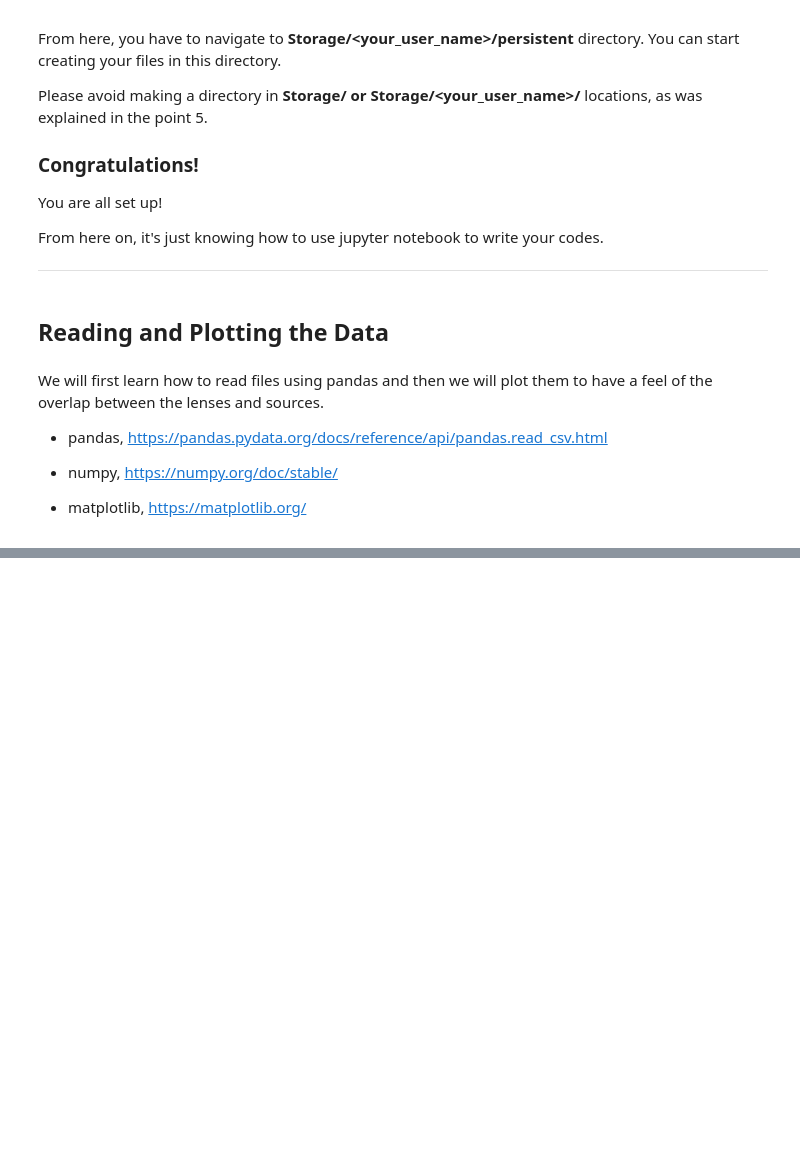
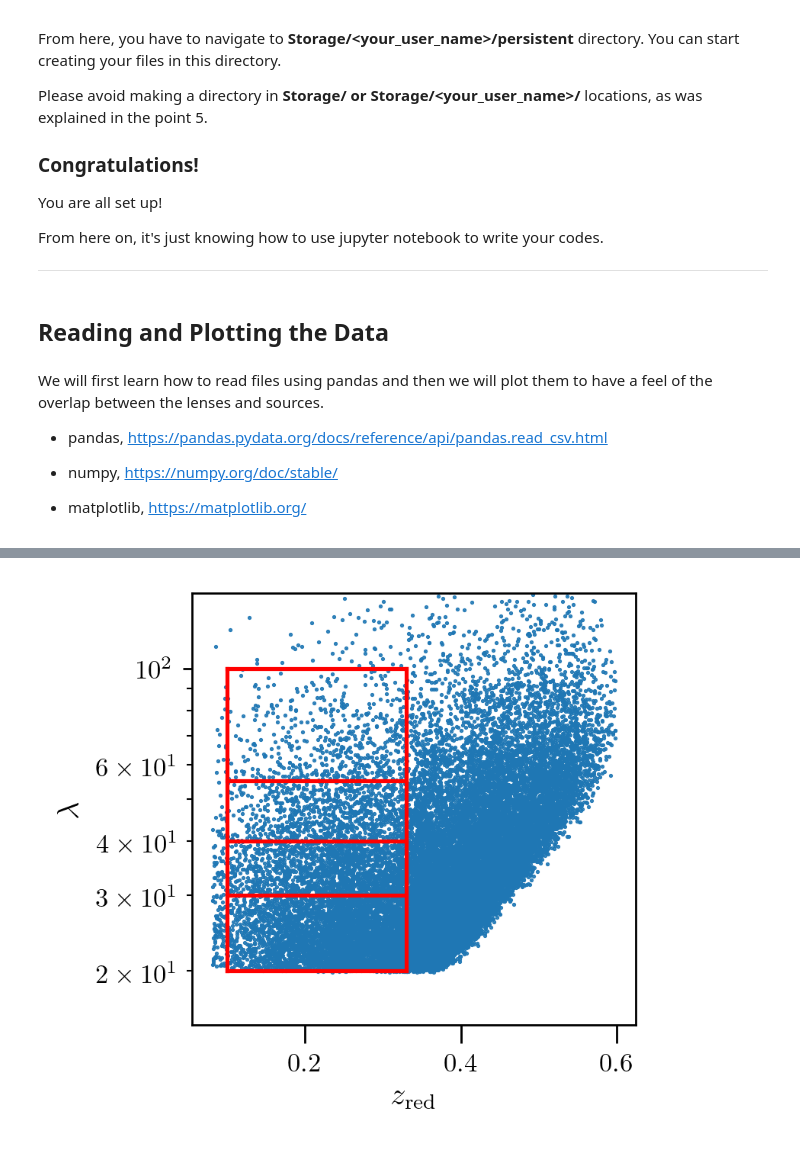
Before and after one commit to divyarana-cosmo/IAGRG_2022, a Jupyter notebook: docs/instructions.ipynb, the cells around one changed output, grey strips where cells are left out. Cells and saved outputs as stored; diff of their text form; code cells hidden in the pictures; blank space fills up the shorter version.

```diff
--- a/docs/instructions.ipynb
+++ b/docs/instructions.ipynb
@@ -89,0 +109,17 @@ We will also get the rough  estimation of overlap area between the sources and l
+# %%
+plt.plot(lenses['zred'], lenses['lambda'], '.', ms=1.0)
+plt.plot(np.linspace(0.1,0.33,10),20*np.ones(10) , 'r-')
+plt.plot(np.linspace(0.1,0.33,10),30*np.ones(10) , 'r-')
+plt.plot(np.linspace(0.1,0.33,10),40*np.ones(10) , 'r-')
+plt.plot(np.linspace(0.1,0.33,10),55*np.ones(10) , 'r-')
+plt.plot(np.linspace(0.1,0.33,10),100*np.ones(10), 'r-')
+
+plt.plot(0.1*np.ones(10), np.linspace(20,100,10) ,  'r-')
+plt.plot(0.33*np.ones(10), np.linspace(20,100,10) , 'r-')
+
+plt.xlabel(r'$z_{\rm red}$')
+plt.ylabel(r'$\lambda$')
+plt.ylim(15,150)
+plt.yscale('log')
+# %% [output]
+[figure, added]
```
Also changed, not shown: parts of 10 cells of this notebook, 15 other files.
